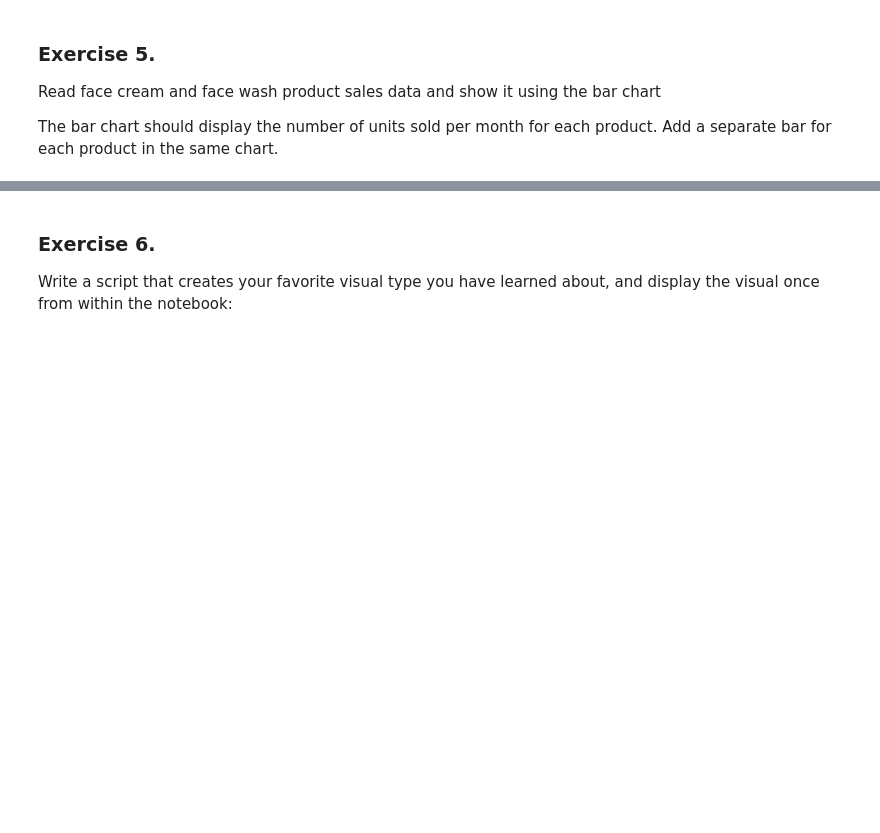
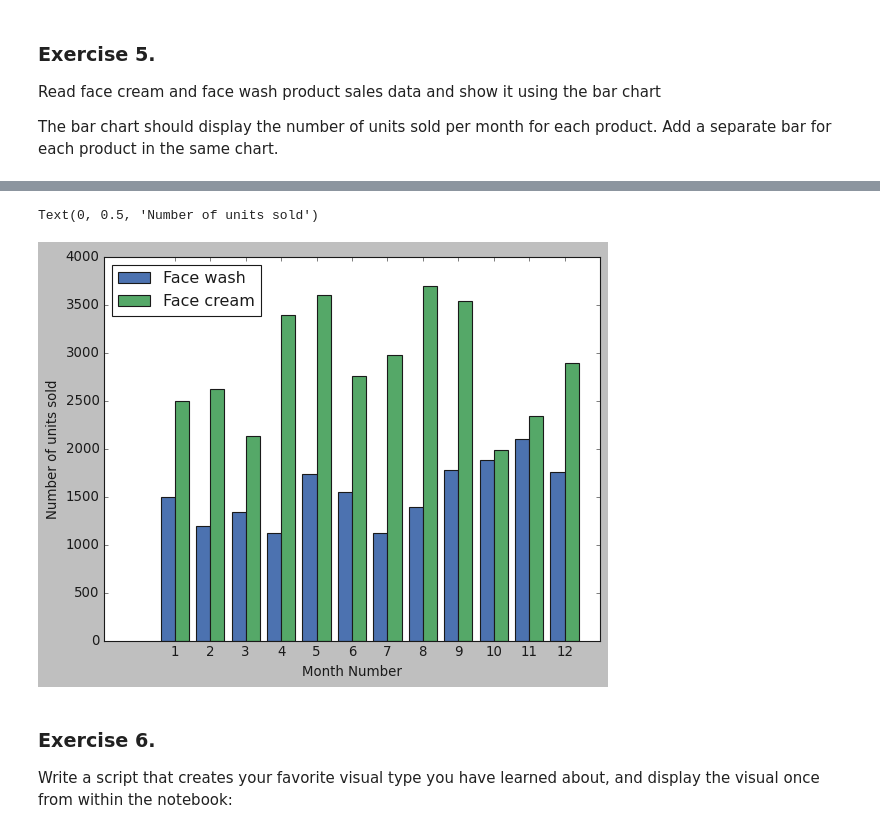
Before and after one commit to dluka117/DataScienceCourse, a Jupyter notebook: datascience/python/11_mod_matplotlib/17-Exercises.ipynb, the cells around one changed output, grey strips where cells are left out. Cells and saved outputs as stored; diff of their text form; code cells hidden in the pictures; blank space fills up the shorter version.

```diff
--- a/datascience/python/11_mod_matplotlib/17-Exercises.ipynb
+++ b/datascience/python/11_mod_matplotlib/17-Exercises.ipynb
@@ -150,3 +150,15 @@ The bar chart should display the number of units sold per month for each product
+# %%
+x = data['month_number']
+x_axis = np.arange(len(x))
+plt.bar(x_axis-.2, data['facewash'],0.4, label='Face wash')
+plt.bar(x_axis+.2, data['facecream'],0.4, label='Face cream')
+plt.legend(loc='upper left')
+plt.xticks(x_axis, x)
+plt.xlabel('Month Number')
+plt.ylabel('Number of units sold')
+# %% [output]
+Text(0, 0.5, 'Number of units sold')
+[figure, added]
 # %% [markdown]
 ### Exercise 6.
 Write a script that creates your favorite visual type you have learned about, and display the visual once from within the notebook:
```
Also changed, not shown: parts of 6 cells of this notebook, 3 other files.
